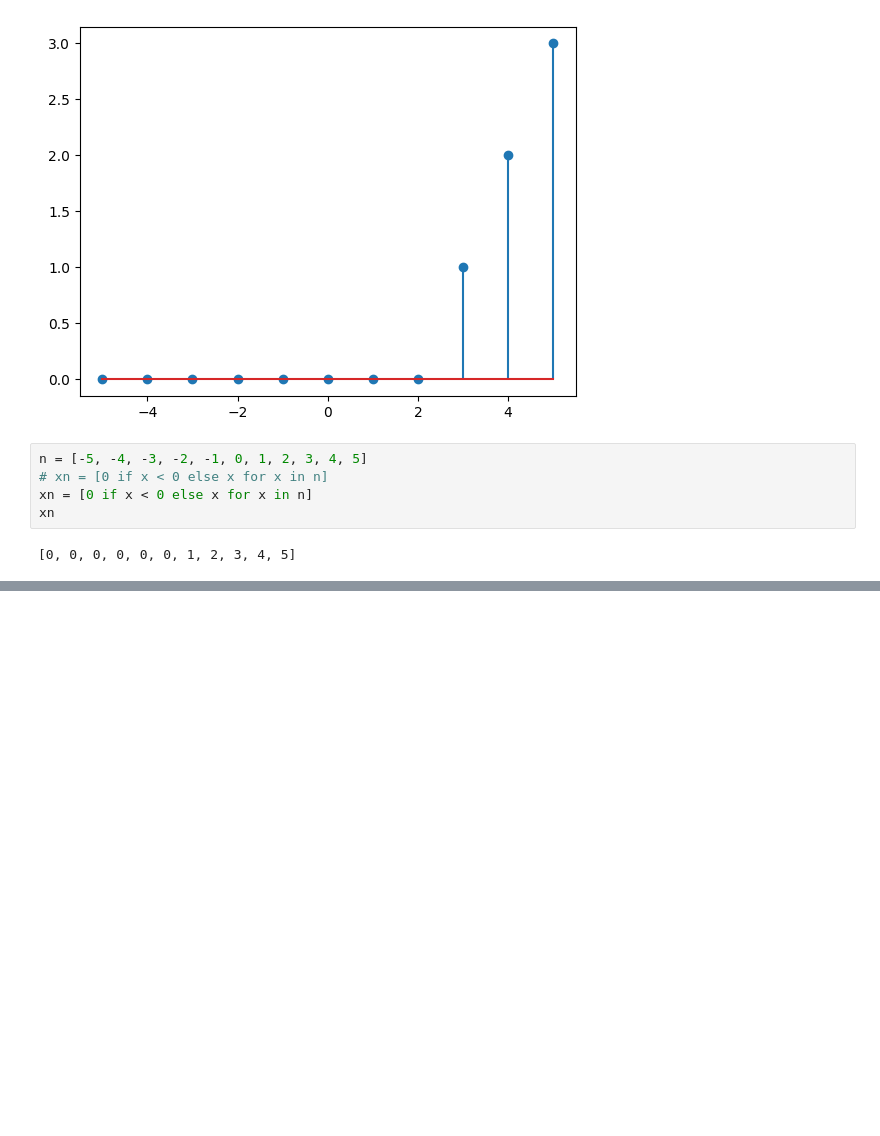
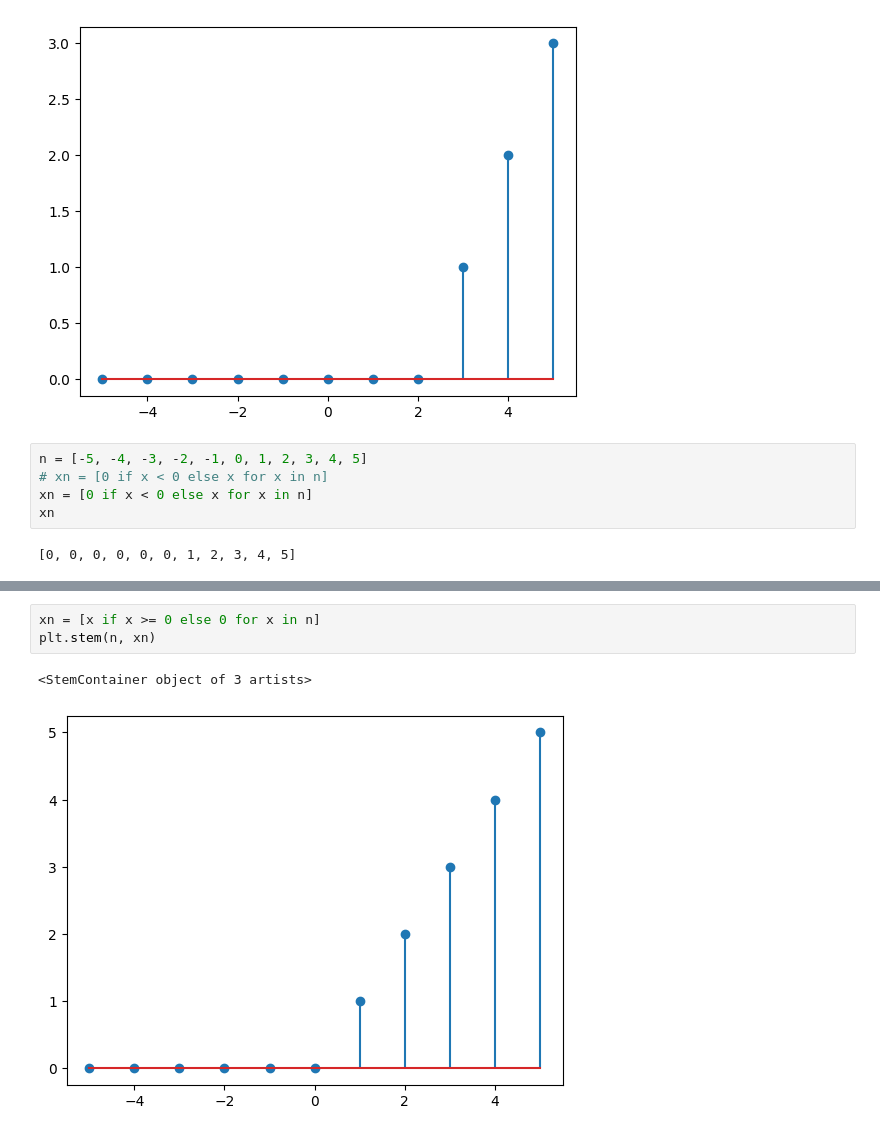
Before and after one commit to habibur-rahman-swe/DigitalSignalProcessing, a Jupyter notebook: DigitalSignalProcessing.ipynb, the cells around one changed output, grey strips where cells are left out. Cells and saved outputs as stored; diff of their text form; blank space fills up the shorter version.

```diff
--- a/DigitalSignalProcessing.ipynb
+++ b/DigitalSignalProcessing.ipynb
@@ -112,0 +126,6 @@ xn
+# %%
+xn = [x if x >= 0 else 0 for x in n]
+plt.stem(n, xn)
+# %% [output]
+<StemContainer object of 3 artists>
+[figure, added]
```
Also changed, not shown: parts of 8 cells of this notebook.
